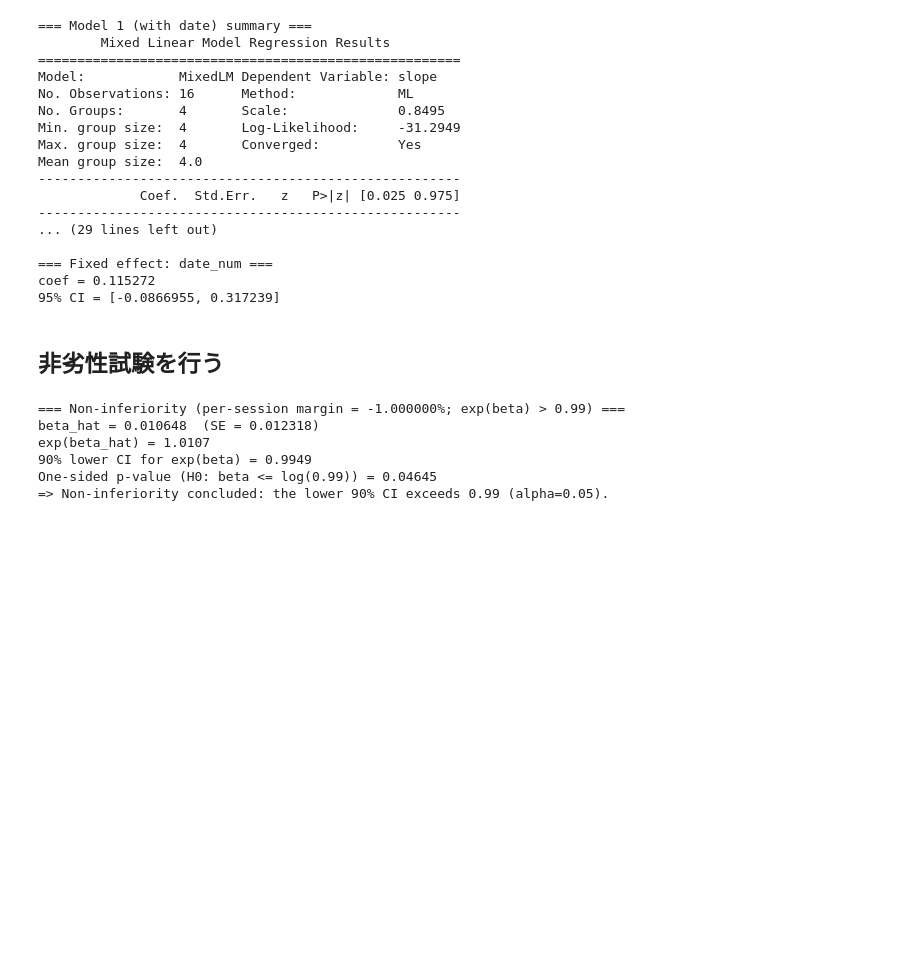
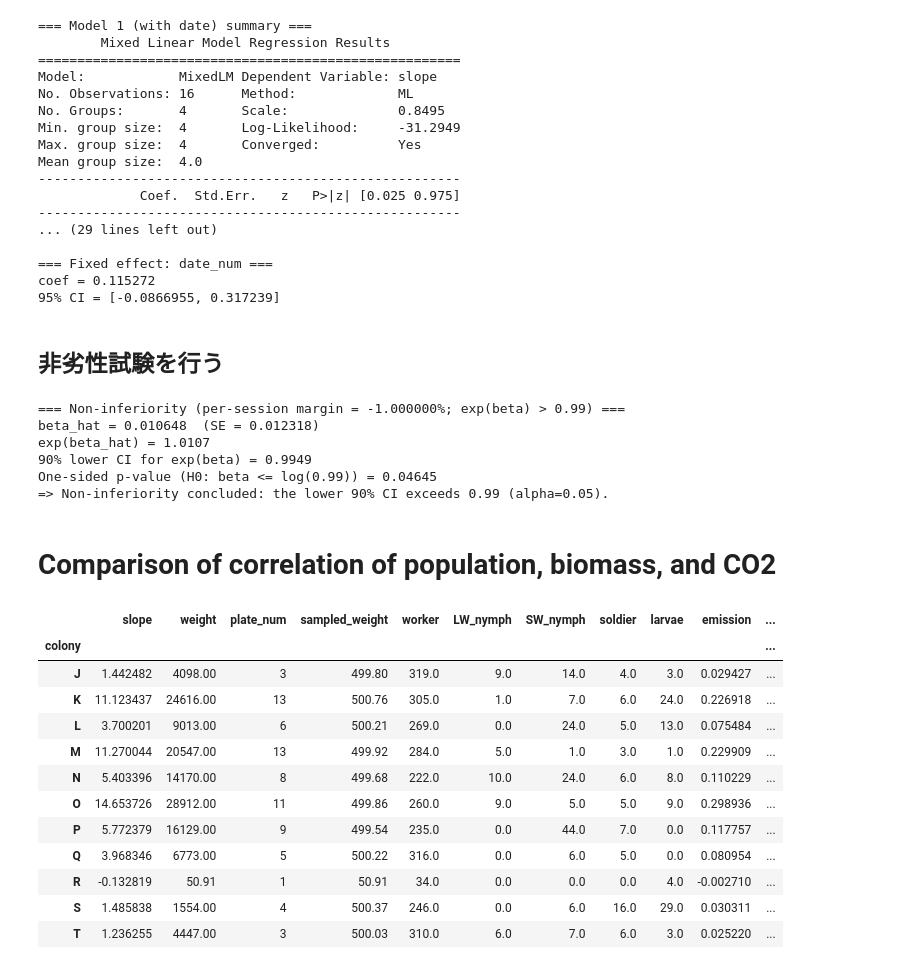
Before and after one commit to yabe-k/Termite-colony-size-estimation, a Jupyter notebook: analysis_and_visualization.ipynb, the cells around one changed output. Drawn from its saved outputs; the diff is of its cells as text; code cells hidden in the pictures; blank space fills up the shorter version.

```diff
--- a/analysis_and_visualization.ipynb
+++ b/analysis_and_visualization.ipynb
@@ -588,3 +602,29 @@ exp(beta_hat) = 1.0107
 90% lower CI for exp(beta) = 0.9949
 One-sided p-value (H0: beta <= log(0.99)) = 0.04645
 => Non-inferiority concluded: the lower 90% CI exceeds 0.99 (alpha=0.05).
+# %% [markdown]
+# Comparison of correlation of population, biomass, and CO2
+# %%
+df_weights_and_population = df_slopes.dropna().copy()
+df_weights_and_population["population"] = df_weights_and_population.weight / df_weights_and_population.sampled_weight * (
+    df_weights_and_population.worker +
+    df_weights_and_population.LW_nymph +
+    df_weights_and_population.SW_nymph +
+    df_weights_and_population.soldier +
+    df_weights_and_population.larvae
+)
+df_weights_and_population
+# %% [output]
+|  | slope | weight | plate_num | sampled_weight | worker | LW_nymph | SW_nymph | soldier | larvae | emission | ... |
+| colony |  |  |  |  |  |  |  |  |  |  | ... |
+| J | 1.442482 | 4098.00 | 3 | 499.80 | 319.0 | 9.0 | 14.0 | 4.0 | 3.0 | 0.029427 | ... |
+| K | 11.123437 | 24616.00 | 13 | 500.76 | 305.0 | 1.0 | 7.0 | 6.0 | 24.0 | 0.226918 | ... |
+| L | 3.700201 | 9013.00 | 6 | 500.21 | 269.0 | 0.0 | 24.0 | 5.0 | 13.0 | 0.075484 | ... |
+| M | 11.270044 | 20547.00 | 13 | 499.92 | 284.0 | 5.0 | 1.0 | 3.0 | 1.0 | 0.229909 | ... |
+| N | 5.403396 | 14170.00 | 8 | 499.68 | 222.0 | 10.0 | 24.0 | 6.0 | 8.0 | 0.110229 | ... |
+| O | 14.653726 | 28912.00 | 11 | 499.86 | 260.0 | 9.0 | 5.0 | 5.0 | 9.0 | 0.298936 | ... |
+| P | 5.772379 | 16129.00 | 9 | 499.54 | 235.0 | 0.0 | 44.0 | 7.0 | 0.0 | 0.117757 | ... |
+| Q | 3.968346 | 6773.00 | 5 | 500.22 | 316.0 | 0.0 | 6.0 | 5.0 | 0.0 | 0.080954 | ... |
+| R | -0.132819 | 50.91 | 1 | 50.91 | 34.0 | 0.0 | 0.0 | 0.0 | 4.0 | -0.002710 | ... |
+| S | 1.485838 | 1554.00 | 4 | 500.37 | 246.0 | 0.0 | 6.0 | 16.0 | 29.0 | 0.030311 | ... |
+| T | 1.236255 | 4447.00 | 3 | 500.03 | 310.0 | 6.0 | 7.0 | 6.0 | 3.0 | 0.025220 | ... |
```
Also changed, not shown: parts of 23 cells of this notebook, 2 other files.
